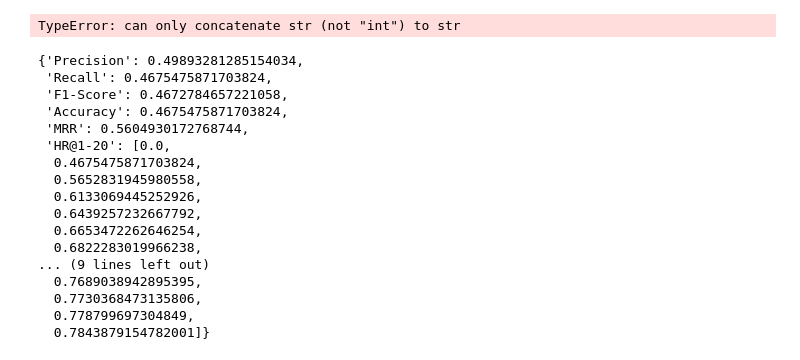
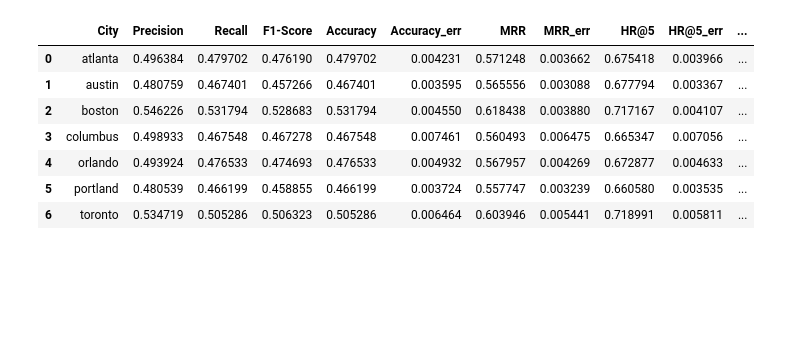
Before and after one commit to rbouadjenek/SIGIR22_LMRec, a Jupyter notebook: Analysis.ipynb, the cells around one changed output. Saved outputs shown, nothing was run; the diff lists cells and outputs as text; code cells hidden in the pictures; blank space fills up the shorter version.

```diff
--- a/Analysis.ipynb
+++ b/Analysis.ipynb
@@ -18,12 +33,12 @@ from tqdm import tqdm
 %autoreload 2
 %load_ext tensorboard
 # %%
-yelp_cities = [#'atlanta',
-#                'austin',
-#                'boston',
+yelp_cities = ['atlanta',
+               'austin',
+               'boston',
                'columbus',
                'orlando',
-#                'portland',
+               'portland',
                'toronto'
 ]
 # %%
@@ -69,39 +166,33 @@ If your task is similar to the task the model of the checkpoint was trained on,
 # %%
-data = pd.DataFrame(columns=['City','Precision', 'Recall', 'F1-Score', 'Accuracy', 'MRR',
-                             'HR@5', 'HR@10', 'HR@20'])
+data = pd.DataFrame(columns=['City','Precision', 'Recall', 'F1-Score',
+                             'Accuracy', 'Accuracy_err', 'MRR', 'MRR_err',
+                             'HR@5', 'HR@5_err', 'HR@10', 'HR@10_err',
+                             'HR@20', 'HR@20_err'])
 for city in predictions.keys():
     y_true = ground_truth[city]
     y_pred = predictions[city]
     performance = metrics.get_performance(y_true, y_pred)
-    data = data.append(pd.DataFrame([[performance['Precision'],
+    data = data.append(pd.DataFrame([[city,
+                                      performance['Precision'],
                                       performance['Recall'],
                                       performance['F1-Score'],
-                                      performance['Accuracy'],
-                                      performance['MRR'],
-                                      performance['HR@5'],
-                                      performance['HR@10'],
-                                      performance['HR@20']]],
-                                    columns=['City','Precision', 'Recall', 'F1-Score', 'Accuracy', 'MRR',
-                                             'HR@5', 'HR@10', 'HR@20']),ignore_index=True)
+                                      performance['Accuracy'][0], performance['Accuracy'][1],
+                                      performance['MRR'][0], performance['MRR'][1],
+                                      performance['HR@5'][0], performance['HR@5'][1],
+                                      performance['HR@10'][0], performance['HR@10'][1],
+                                      performance['HR@20'][0], performance['HR@20'][1]]],
+                                    columns=['City','Precision', 'Recall', 'F1-Score',
+                                             'Accuracy', 'Accuracy_err', 'MRR', 'MRR_err',
+                                             'HR@5', 'HR@5_err', 'HR@10', 'HR@10_err',
+                                             'HR@20', 'HR@20_err']),ignore_index=True)
+
+data
 # %% [output]
-TypeError: can only concatenate str (not "int") to str
+|  | City | Precision | Recall | F1-Score | Accuracy | Accuracy_err | MRR | MRR_err | HR@5 | HR@5_err | ... |
+| 0 | atlanta | 0.496384 | 0.479702 | 0.476190 | 0.479702 | 0.004231 | 0.571248 | 0.003662 | 0.675418 | 0.003966 | ... |
+| 1 | austin | 0.480759 | 0.467401 | 0.457266 | 0.467401 | 0.003595 | 0.565556 | 0.003088 | 0.677794 | 0.003367 | ... |
+| 2 | boston | 0.546226 | 0.531794 | 0.528683 | 0.531794 | 0.004550 | 0.618438 | 0.003880 | 0.717167 | 0.004107 | ... |
+| 3 | columbus | 0.498933 | 0.467548 | 0.467278 | 0.467548 | 0.007461 | 0.560493 | 0.006475 | 0.665347 | 0.007056 | ... |
+| 4 | orlando | 0.493924 | 0.476533 | 0.474693 | 0.476533 | 0.004932 | 0.567957 | 0.004269 | 0.672877 | 0.004633 | ... |
+| 5 | portland | 0.480539 | 0.466199 | 0.458855 | 0.466199 | 0.003724 | 0.557747 | 0.003239 | 0.660580 | 0.003535 | ... |
+| 6 | toronto | 0.534719 | 0.505286 | 0.506323 | 0.505286 | 0.006464 | 0.603946 | 0.005441 | 0.718991 | 0.005811 | ... |
-# %%
-performance
-# %% [output]
-{'Precision': 0.49893281285154034,
- 'Recall': 0.4675475871703824,
- 'F1-Score': 0.4672784657221058,
- 'Accuracy': 0.4675475871703824,
- 'MRR': 0.5604930172768744,
- 'HR@1-20': [0.0,
-  0.4675475871703824,
-  0.5652831945980558,
-  0.6133069445252926,
-  0.6439257232667792,
-  0.6653472262646254,
-  0.6822283019966238,
-... (9 lines left out)
-  0.7689038942895395,
-  0.7730368473135806,
-  0.778799697304849,
-  0.7843879154782001]}
```
Also changed, not shown: parts of 27 cells of this notebook.
